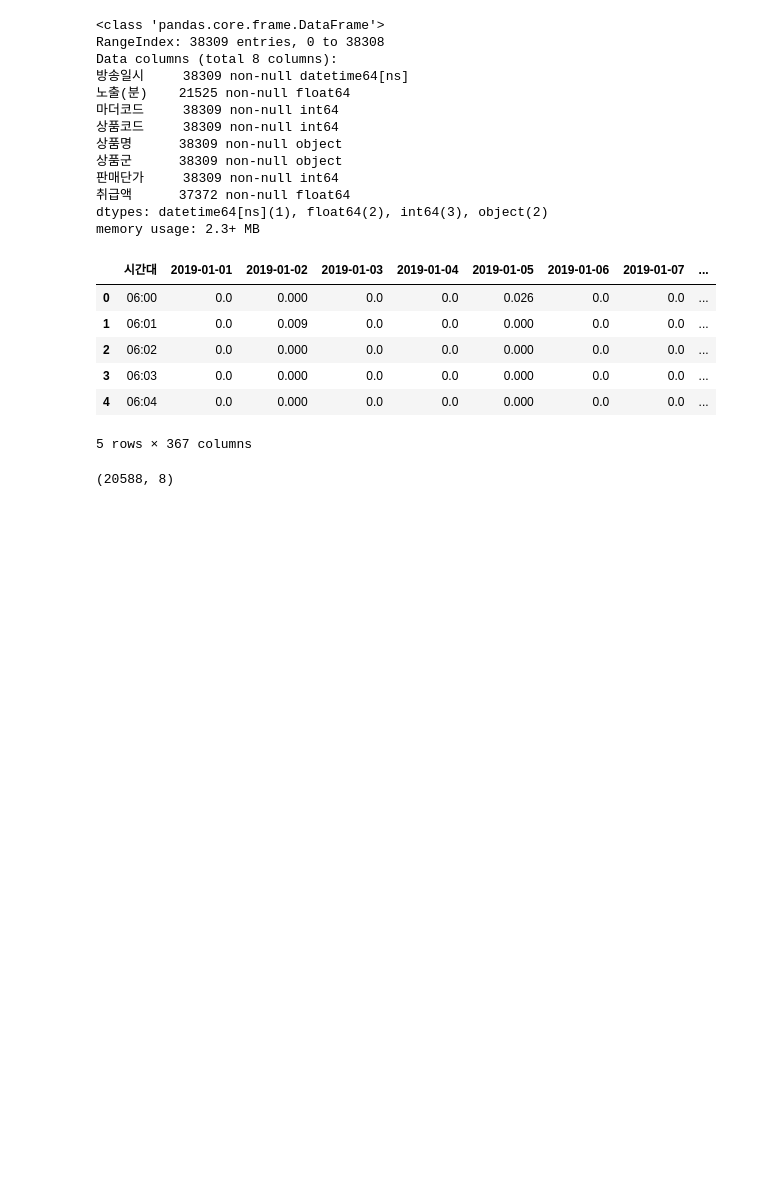
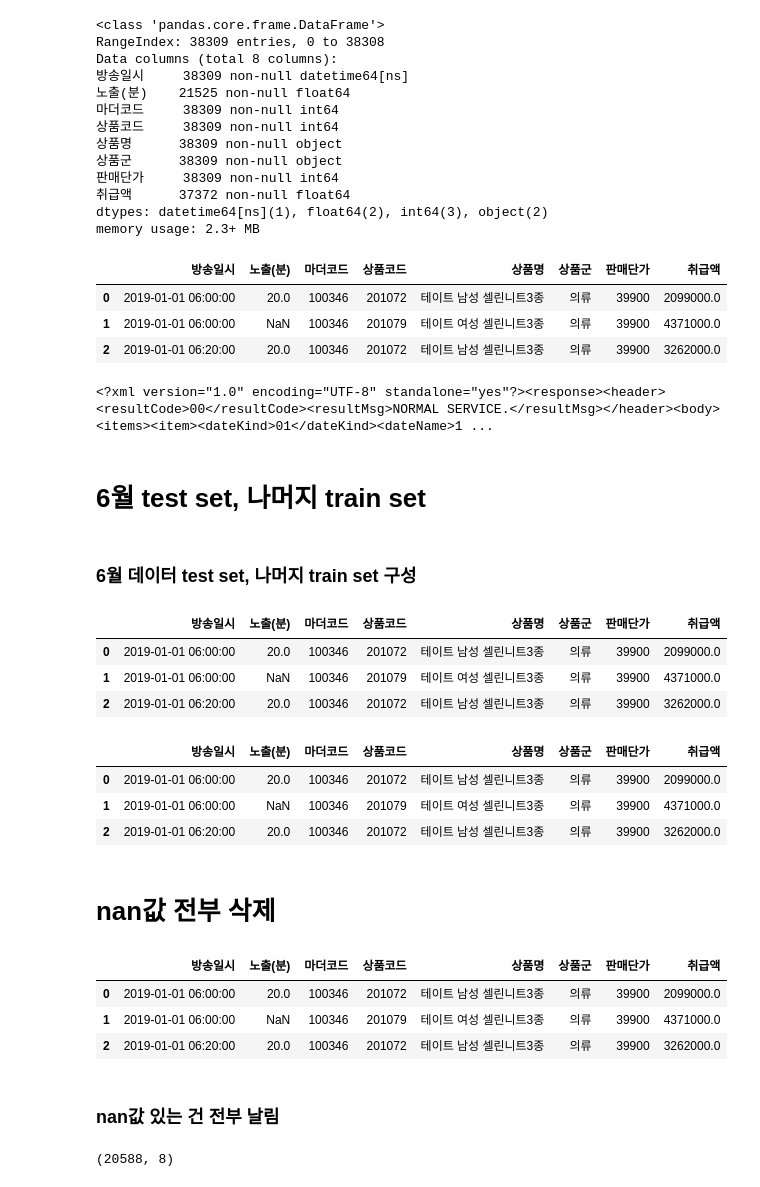
Before and after one commit to dnfl5345/NHshopContest_PNU, a Jupyter notebook: test_1.ipynb, the cells around one changed output. Drawn from its saved outputs; the diff is of its cells as text; code cells hidden in the pictures; blank space fills up the shorter version.

```diff
--- a/test_1.ipynb
+++ b/test_1.ipynb
@@ -18,8 +22,8 @@
 # %%
 import pandas as pd
 # %%
-performance_data = pd.read_excel('01_제공데이터/performance_data.xlsx',header = 1)
-rating_data = pd.read_excel('01_제공데이터/rating_data.xlsx',header = 1)
+performance_data = pd.read_excel('../2020빅콘테스트 문제데이터(데이터분석분야-챔피언리그)/01_제공데이터/performance_data.xlsx',header = 1)
+rating_data = pd.read_excel('../2020빅콘테스트 문제데이터(데이터분석분야-챔피언리그)/01_제공데이터/rating_data.xlsx',header = 1)
 # %%
 performance_data.info()
 # %% [output]
@@ -36,13 +40,10 @@ Data columns (total 8 columns):
 취급액      37372 non-null float64
 dtypes: datetime64[ns](1), float64(2), int64(3), object(2)
 memory usage: 2.3+ MB
-# %%
-rating_data.head()
-# %% [output]
-|  | 시간대 | 2019-01-01 | 2019-01-02 | 2019-01-03 | 2019-01-04 | 2019-01-05 | 2019-01-06 | 2019-01-07 | ... |
-| 0 | 06:00 | 0.0 | 0.000 | 0.0 | 0.0 | 0.026 | 0.0 | 0.0 | ... |
-| 1 | 06:01 | 0.0 | 0.009 | 0.0 | 0.0 | 0.000 | 0.0 | 0.0 | ... |
-| 2 | 06:02 | 0.0 | 0.000 | 0.0 | 0.0 | 0.000 | 0.0 | 0.0 | ... |
-| 3 | 06:03 | 0.0 | 0.000 | 0.0 | 0.0 | 0.000 | 0.0 | 0.0 | ... |
-| 4 | 06:04 | 0.0 | 0.000 | 0.0 | 0.0 | 0.000 | 0.0 | 0.0 | ... |
-5 rows × 367 columns
+# %%
+performance_data.head(3)
+# %% [output]
+|  | 방송일시 | 노출(분) | 마더코드 | 상품코드 | 상품명 | 상품군 | 판매단가 | 취급액 |
+| 0 | 2019-01-01 06:00:00 | 20.0 | 100346 | 201072 | 테이트 남성 셀린니트3종 | 의류 | 39900 | 2099000.0 |
+| 1 | 2019-01-01 06:00:00 | NaN | 100346 | 201079 | 테이트 여성 셀린니트3종 | 의류 | 39900 | 4371000.0 |
+| 2 | 2019-01-01 06:20:00 | 20.0 | 100346 | 201072 | 테이트 남성 셀린니트3종 | 의류 | 39900 | 3262000.0 |
@@ -48,0 +58,26 @@ rating_data.head()
+# %%
+# 요청 URL과 오퍼레이션
+URL = 'http://apis.data.go.kr/B090041/openapi/service/SpcdeInfoService'
+OPERATION = 'getHoliDeInfo' # 국경일 + 공휴일 정보 조회 오퍼레이션
+
+# 파라미터
+SERVICEKEY = 'H2U3MYpA5cdO9eidjraO87W8mSVkIo77SNPtdNmNm31T33EFszX9mnbji8AFKCZka6jDsAHG%2BCga0yEkZCim%2Fw%3D%3D'
+solYear  = '2019'  # 연도
+solMonth = ''  # 월
+PARAMS = {'solYear':solYear, 'solMonth':solMonth}
+
+
+request_query = get_request_query(URL, OPERATION, PARAMS, SERVICEKEY)
+# print('request_query:', request_query)
+response = requests.get(url=request_query)
+# print('status_code:' + str(response.status_code))
+
+
+if True == response.ok:
+    print(response.text)
+# %% [output]
+<?xml version="1.0" encoding="UTF-8" standalone="yes"?><response><header><resultCode>00</resultCode><resultMsg>NORMAL SERVICE.</resultMsg></header><body><items><item><dateKind>01</dateKind><dateName>1 ...
+# %% [markdown]
+# 6월 test set, 나머지 train set
+# %% [markdown]
+### 6월 데이터 test set, 나머지 train set 구성
@@ -48,0 +88,14 @@ rating_data.head()
+# %%
+train_of_june.head(3)
+# %% [output]
+|  | 방송일시 | 노출(분) | 마더코드 | 상품코드 | 상품명 | 상품군 | 판매단가 | 취급액 |
+| 0 | 2019-01-01 06:00:00 | 20.0 | 100346 | 201072 | 테이트 남성 셀린니트3종 | 의류 | 39900 | 2099000.0 |
+| 1 | 2019-01-01 06:00:00 | NaN | 100346 | 201079 | 테이트 여성 셀린니트3종 | 의류 | 39900 | 4371000.0 |
+| 2 | 2019-01-01 06:20:00 | 20.0 | 100346 | 201072 | 테이트 남성 셀린니트3종 | 의류 | 39900 | 3262000.0 |
+# %%
+test_of_june.head(3)
+# %% [output]
+|  | 방송일시 | 노출(분) | 마더코드 | 상품코드 | 상품명 | 상품군 | 판매단가 | 취급액 |
+| 0 | 2019-01-01 06:00:00 | 20.0 | 100346 | 201072 | 테이트 남성 셀린니트3종 | 의류 | 39900 | 2099000.0 |
+| 1 | 2019-01-01 06:00:00 | NaN | 100346 | 201079 | 테이트 여성 셀린니트3종 | 의류 | 39900 | 4371000.0 |
+| 2 | 2019-01-01 06:20:00 | 20.0 | 100346 | 201072 | 테이트 남성 셀린니트3종 | 의류 | 39900 | 3262000.0 |
@@ -48,0 +104,2 @@ rating_data.head()
+# %% [markdown]
+# nan값 전부 삭제
@@ -49,3 +109,12 @@ rating_data.head()
+# %%
+except_for_june.head(3)
+# %% [output]
+|  | 방송일시 | 노출(분) | 마더코드 | 상품코드 | 상품명 | 상품군 | 판매단가 | 취급액 |
+| 0 | 2019-01-01 06:00:00 | 20.0 | 100346 | 201072 | 테이트 남성 셀린니트3종 | 의류 | 39900 | 2099000.0 |
+| 1 | 2019-01-01 06:00:00 | NaN | 100346 | 201079 | 테이트 여성 셀린니트3종 | 의류 | 39900 | 4371000.0 |
+| 2 | 2019-01-01 06:20:00 | 20.0 | 100346 | 201072 | 테이트 남성 셀린니트3종 | 의류 | 39900 | 3262000.0 |
+# %% [markdown]
+### nan값 있는 건 전부 날림
 # %%
 data_new = performance_data.dropna()
 # %%
```
Also changed, not shown: parts of 44 cells of this notebook, 1 other file.
